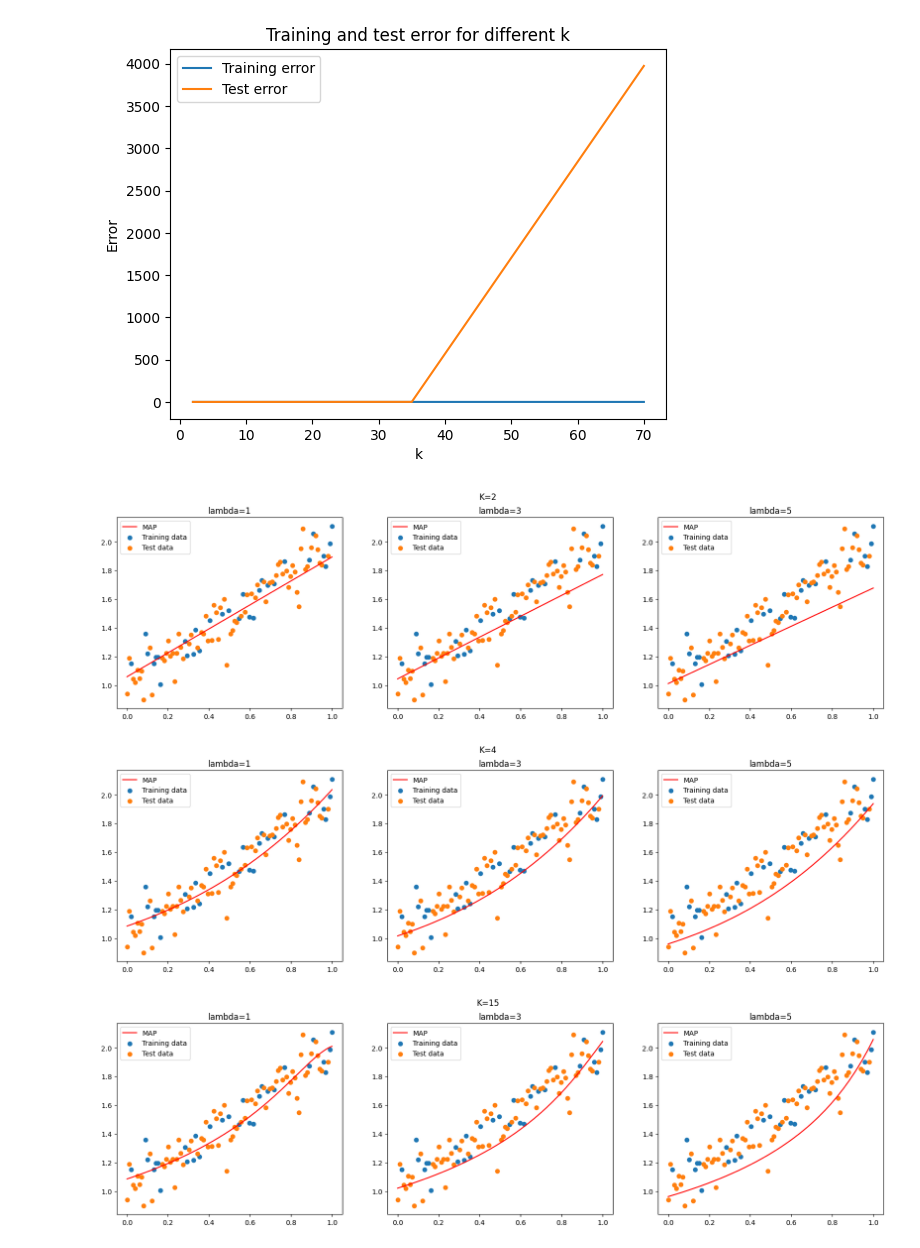
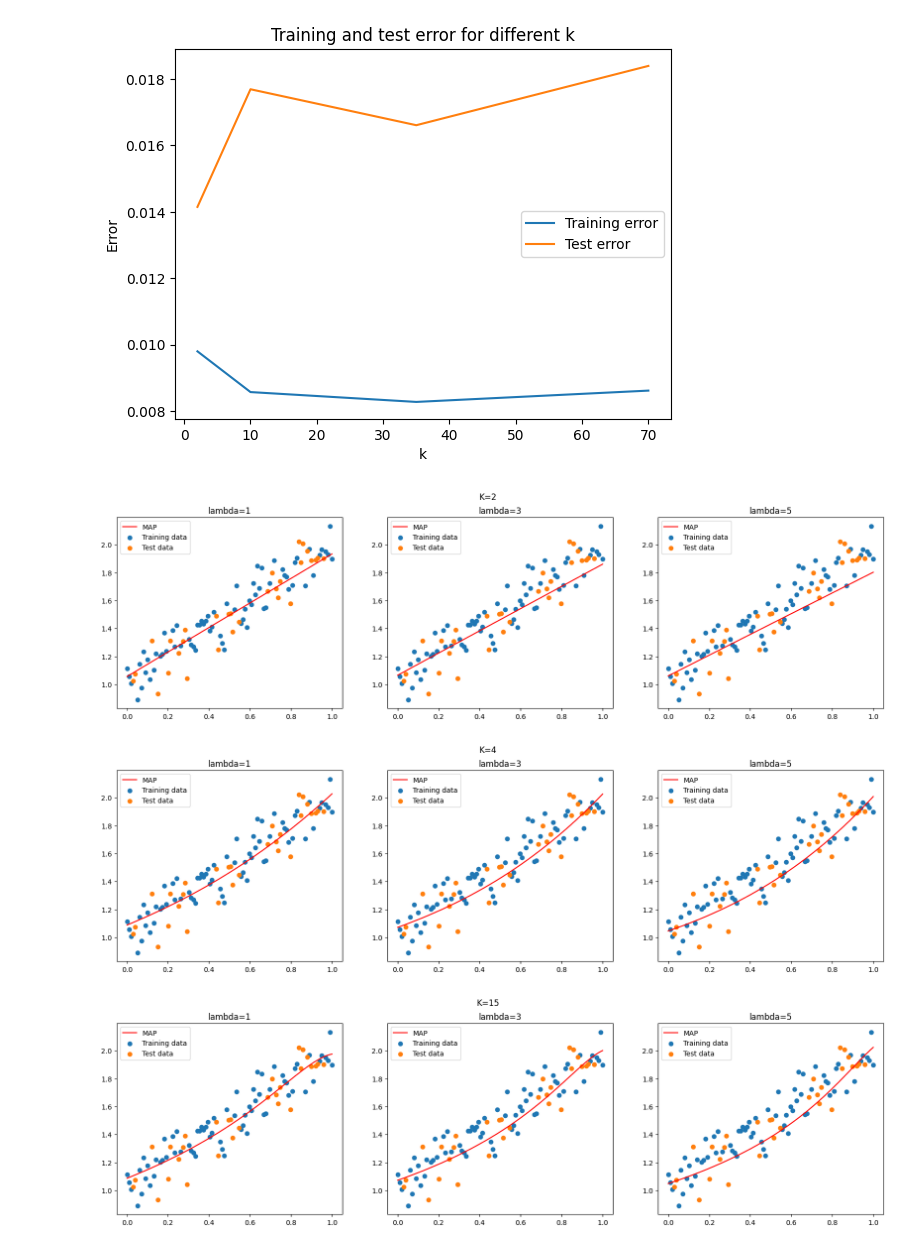
Before and after one commit to AndreaZecca/Statistical-and-Mathematical-Methods-for-AI, a Jupyter notebook: Homework4/Homework4.ipynb, the cells around one changed output. Saved outputs shown, nothing was run; the diff lists cells and outputs as text; code cells hidden in the pictures.

```diff
--- a/Homework4/Homework4.ipynb
+++ b/Homework4/Homework4.ipynb
@@ -2,4 +2,13 @@
 import numpy as np
 import matplotlib.pyplot as plt
 import scipy.linalg
+# %%
+# User input
+K = 2
+a = 0
+b = 1
+N = 100
+N_test = int(0.7 * N)
+sigma = 0.1
+mean = 1
 # %%
@@ -36,0 +39,13 @@ D = (X, Y)
+# %%
+# MLE and MAP Function definition
+# def f_MLE(X, Y):
+#     return lambda theta: 1/2 * (np.linalg.norm((vander(X, len(theta)) @ theta) - Y)) ** 2
+
+def grad_f_MLE(X, Y, theta):
+    return vander(X, len(theta)).T @ ((vander(X, len(theta)) @ theta) - Y)
+
+# def f_MAP(X, Y, l):
+#     return lambda theta: 1/2 * (np.linalg.norm((vander(X, len(theta)) @ theta) - Y)) ** 2 + (l/2 * np.linalg.norm(theta)**2)
+
+def grad_f_MAP(l):
+    return lambda X, Y, theta: vander(X, len(theta)).T @ ((vander(X, len(theta)) @ theta) - Y) + 2 * l * theta
@@ -40,8 +111,10 @@ def MLE(D, K, method):
     theta_mle = None
     match(method):
         case "GD":
-            pass
+            theta_mle = GD(grad_f_MLE, np.zeros((K,)), 1e-6, 1e-6, 1000, D)
         case "SGD":
+            w0 = np.random.normal(mean, sigma, K)
+            theta_mle = SGD(grad_f_MLE, w0, D, 10, 30)
             pass
         case "NE": # NE stands for Normal Equation
             Phi = vander(X, K)
@@ -107,10 +161,9 @@ for i in range(len(k_vector_mle)):
 k_vector_mle = [2, 10, 35, 70]
 errors_train_mle = []
 errors_test_mle = []
-X_train, Y_train, X_test, Y_test = split_data(X, Y, N_test)
+
 for k in k_vector_mle:
     theta_mle_k = MLE((X_train, Y_train), k, "NE")
-
     errors_train_mle.append(error(theta_mle_k, (X_train, Y_train)))
     errors_test_mle.append(error(theta_mle_k, (X_test, Y_test)))
 
@@ -123,16 +176,17 @@ plt.xlabel("k")
 plt.ylabel("Error")
 plt.show()
 # %% [output]
-[figure, old version]
+[figure, new version]
 # %%
 def MAP(D, K, lmbda, method):
     X, Y = D
     theta_map = None
     match(method):
         case "GD":
-            pass
+            theta_map = GD(grad_f_MAP(lmbda), np.zeros((K,)), 1e-6, 1e-6, 1000, D)
         case "SGD":
-            pass
+            w0 = np.random.normal(mean, sigma, K)
+            theta_map = SGD(grad_f_MAP(lmbda), w0, D, 10, 1000)
         case "NE": # NE stands for Normal Equation
             Phi = vander(X, K)
             A = Phi.T @ Phi + (lmbda * np.eye(K))
@@ -145,37 +199,37 @@ def MAP(D, K, lmbda, method):
                 theta_map = np.linalg.solve(A, b)
     return theta_map
 # %%
-X_test, Y_test, X_train, Y_train = split_data(X, Y, N_test)
+# X_test, Y_test, X_train, Y_train = split_data(X, Y, N_test)
 
 k_vector_map = [2, 4, 15]
 l = [1, 3, 5]
 theta_map_k = []
 
 for k in k_vector_map:
     theta_map_l = []
     for i in l:
         theta_map_l.append(MAP((X_train, Y_train), k, i, "NE"))
     theta_map_k.append(theta_map_l)
 
 for i in range(len(k_vector_map)):
     k_curr = k_vector_map[i]
     plt.figure(figsize = (20, 5))
     plt.suptitle(f"K={k_curr}")
     for j in range(len(l)):
         l_curr = l[j]
         theta_map = theta_map_k[i][j]
         XX = np.linspace(a, b, 1000)
         YY = polynomial_regression(XX, k_curr, theta_map)
         plt.subplot(1, 3, j + 1)
         plt.plot(XX, YY, label = "MAP", color = "red")
         plt.scatter(X_train, Y_train, label = "Training data")
         plt.scatter(X_test, Y_test, label = "Test data")
         plt.title(f"lambda={l_curr}")
         plt.legend()
 # %% [output]
-[figure, old version]
+[figure, new version]
-[figure, old version]
+[figure, new version]
-[figure, old version]
+[figure, new version]
 # %%
 K_bigger = 70
 l = [1, 3, 5]
```
Also changed, not shown: parts of 10 cells of this notebook.
